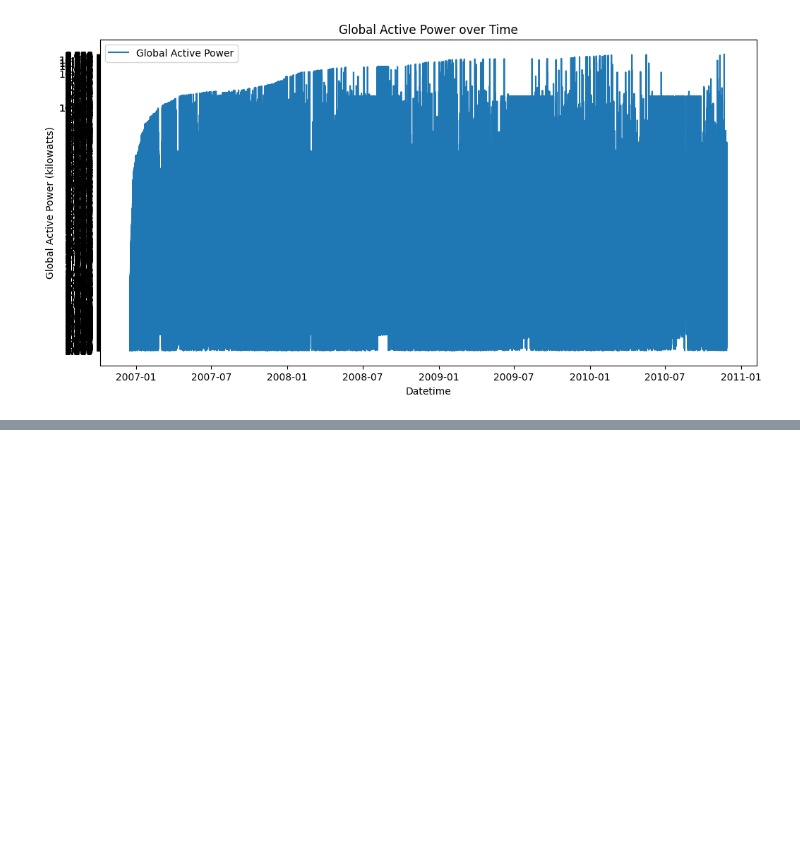
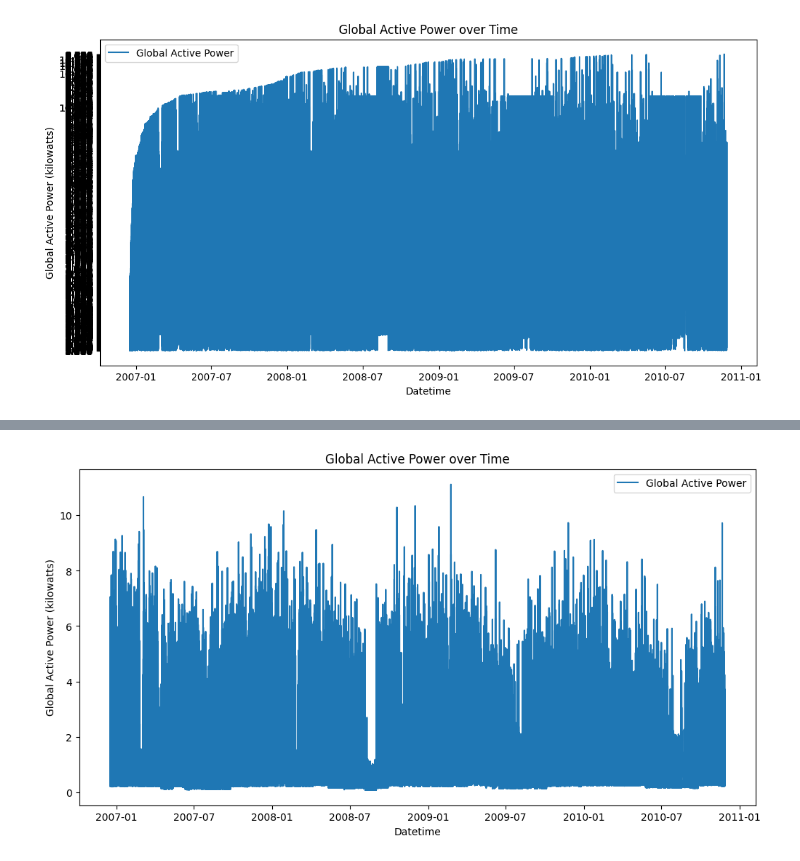
Before and after one commit to Narenderreddyranabothu/Applied-data-science, a Jupyter notebook: Mahadev.ipynb, the cells around one changed output, grey strips where cells are left out. Saved outputs shown, nothing was run; the diff lists cells and outputs as text; code cells hidden in the pictures; blank space fills up the shorter version.

```diff
--- a/Mahadev.ipynb
+++ b/Mahadev.ipynb
@@ -66,0 +188,11 @@ dtype: int64
+# %%
+# Example: Plotting Global Active Power over Time
+plt.figure(figsize=(12, 6))
+plt.plot(df.index, df['Global_active_power'], label='Global Active Power')
+plt.title('Global Active Power over Time')
+plt.xlabel('Datetime')
+plt.ylabel('Global Active Power (kilowatts)')
+plt.legend()
+plt.show()
+# %% [output]
+[figure, added]
```
Also changed, not shown: parts of 2 cells of this notebook.
